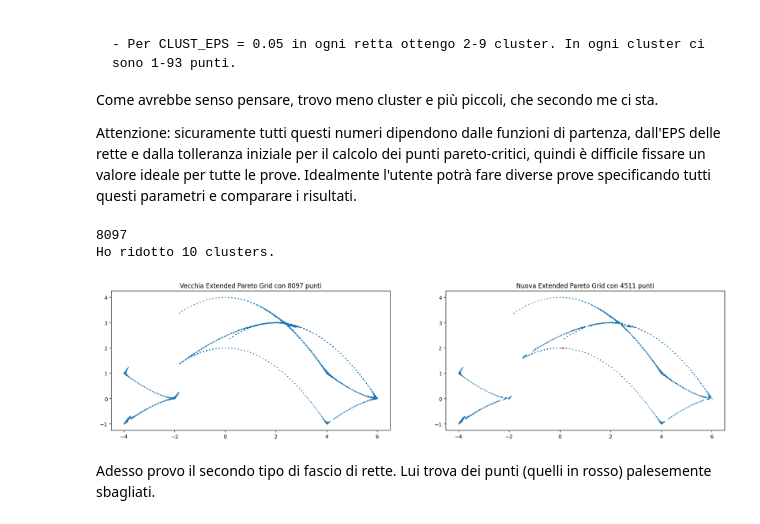
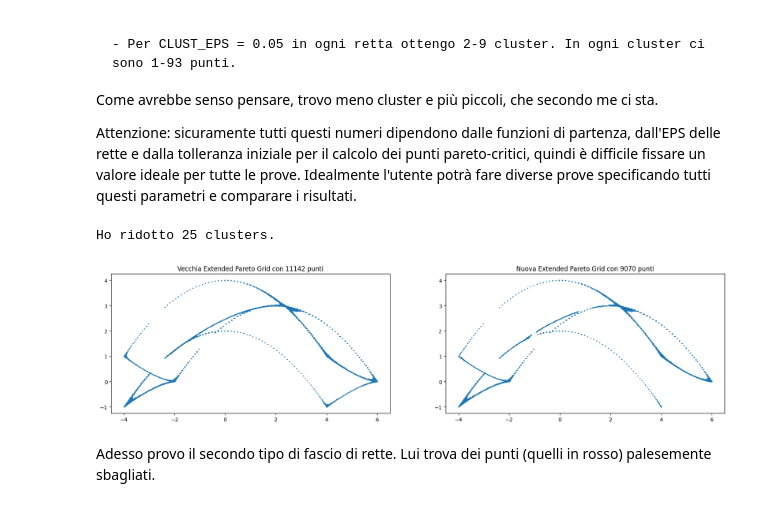
Before and after one commit to emosig/pershom, a Jupyter notebook: test_clustering.ipynb, the cells around one changed output. Saved outputs shown, nothing was run; the diff lists cells and outputs as text; code cells hidden in the pictures.

```diff
--- a/test_clustering.ipynb
+++ b/test_clustering.ipynb
@@ -19,8 +19,8 @@ from Rette import *
 h1 = parse("2cos^2(x) + 4cos(y)")
 h2 = parse("sen^3(x) + 3sen^2(y)")
 
-tol = 0.7
+tol = 0.9
 
-h1ppc,h2ppc = EPG(h1,h2,200,0.01,tol)
-print(len(h1ppc))
+xh = EPG(h1,h2,200,0.01,tol)
+print(len([p for p,v in xh.items() if v]))
 # %% [output]
@@ -29,3 +29,3 @@ print(len(h1ppc))
 # %%
-t1rette = intersect_sheaf_type1(h1ppc,h2ppc)
+t1rette = intersect_sheaf_type1(xh,h1,h2)
 #Se vuoi vedere un'immagini sotto questo e non la vedi vai a rette.py e fai PLOT = True
@@ -32,11 +34,11 @@ t1rette = intersect_sheaf_type1(h1ppc,h2ppc)
 # %%
-t1clusters = sheaf_of_clusters(t1rette)
+t1clusters = sheaf_of_clusters(t1rette,h1,h2)
 #Questo è per contare cluster/punti per cluster
+i=0
 for cl_line in t1clusters:
-    i=0
     print("Cluster " + str(i))
     i+=1
     for cl in cl_line:
-        print(len(cl))
+        print(cl)
 # %% [output]
 Cluster 0
@@ -89,13 +92,11 @@ Attenzione: sicuramente tutti questi numeri dipendono dalle funzioni di partenza
 #print(len(diff))
 #print("Ha fatto " + str(i) + " iterazioni.")
 # %%
-h1ppc,h2ppc,nclusters = manage_clusters(t1clusters,h1,h2,h1ppc,h2ppc,tol)
-print(len(h1ppc))
+nclusters = manage_clusters(t1clusters,xh,h1,h2,tol)
 print("Ho ridotto " + str(nclusters) + " clusters.")
 # %% [output]
-8097
-Ho ridotto 10 clusters.
+Ho ridotto 25 clusters.
-[figure, old version]
+[figure, new version]
 # %% [markdown]
 Adesso provo il secondo tipo di fascio di rette. Lui trova dei punti (quelli in rosso) palesemente sbagliati.
 # %%
```
Also changed, not shown: parts of 6 cells of this notebook, 5 other files.
